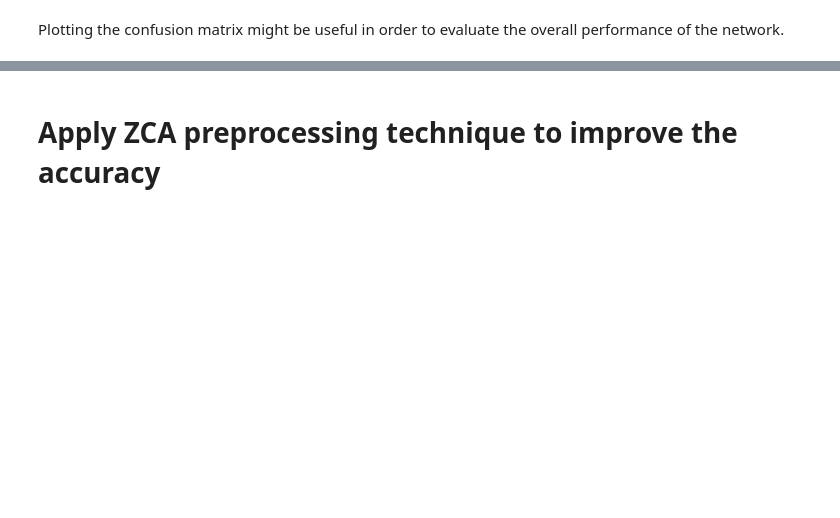
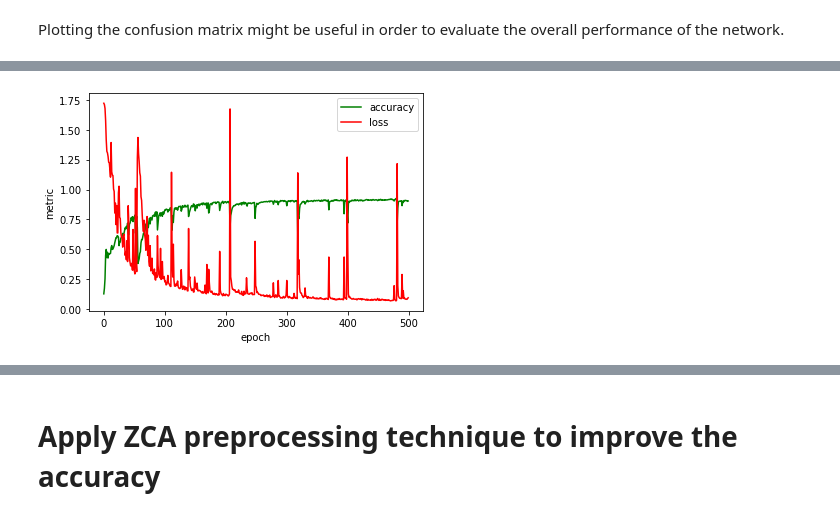
Before and after one commit to altrimentidetto/beeloving, a Jupyter notebook: Implementation/CNN_for_single_bee_recognition.ipynb, the cells around one changed output, grey strips where cells are left out. Saved outputs shown, nothing was run; the diff lists cells and outputs as text; code cells hidden in the pictures; blank space fills up the shorter version.

```diff
--- a/Implementation/CNN_for_single_bee_recognition.ipynb
+++ b/Implementation/CNN_for_single_bee_recognition.ipynb
@@ -513,0 +531,8 @@ As first interpretation, we can notice that the bias we had in input is replicat
+# %%
+from sklearn.utils import class_weight
+
+class_weights = class_weight.compute_class_weight('balanced', np.unique(encoded_labels), encoded_labels)
+class_weight_dict = dict(enumerate(class_weights))
+sample_weights = class_weight.compute_sample_weight('balanced', encoded_labels)
+print("class_weights : {}\nclass_weights.shape: {}\nclass_weights_dict : {}\nsample_weights.shape : {}\ny.shape : {}"
+        .format(class_weights, class_weights.shape, class_weight_dict, sample_weights.shape, y.shape))
@@ -513,0 +545,4 @@ As first interpretation, we can notice that the bias we had in input is replicat
+# %%
+X_train, X_test, Y_train, Y_test, sample_weights_train, sample_weights_test = train_test_split(reshaped_images, y, sample_weights, test_size=0.2, random_state=2020)
+print("X_train.shape = {}\nX_test.shape = {}\ny_train.shape = {}\ny_test.shape = {}\nweights_train.shape = {}"
+      .format(X_train.shape, X_test.shape, Y_train.shape, Y_test.shape,weights_train.shape))
@@ -513,0 +557,23 @@ As first interpretation, we can notice that the bias we had in input is replicat
+# %%
+n_epochs = 500
+batch_size = 64
+model = deepcopy(model_copy)
+
+weighted_data_augmentation = True
+if not weighted_data_augmentation:
+    history = model.fit_generator(
+        train_datagen.flow(x = X_train, y = Y_train, batch_size=batch_size, shuffle=True),
+        validation_data = (X_test, Y_test, sample_weights_test),
+        steps_per_epoch=ceil(len(X_train)/ batch_size),
+        epochs=n_epochs,
+        class_weight = class_weight_dict,
+        verbose = 1
+    )
+else:
+    history = model.fit_generator(
+        train_datagen.flow(x = X_train, y = Y_train, batch_size=batch_size, shuffle=True, sample_weight=sample_weights_train),
+        validation_data = (X_test, Y_test, sample_weights_test),
+        steps_per_epoch=ceil(len(X_train)/ batch_size),
+        epochs=n_epochs,
+        verbose = 1
+    )
@@ -513,0 +608,6 @@ As first interpretation, we can notice that the bias we had in input is replicat
+# %%
+loss = history.history["loss"]
+acc = history.history["acc"]
+plot_acc_loss(acc,loss)
+# %% [output]
+[figure, added]
```
Also changed, not shown: parts of 19 cells of this notebook.
